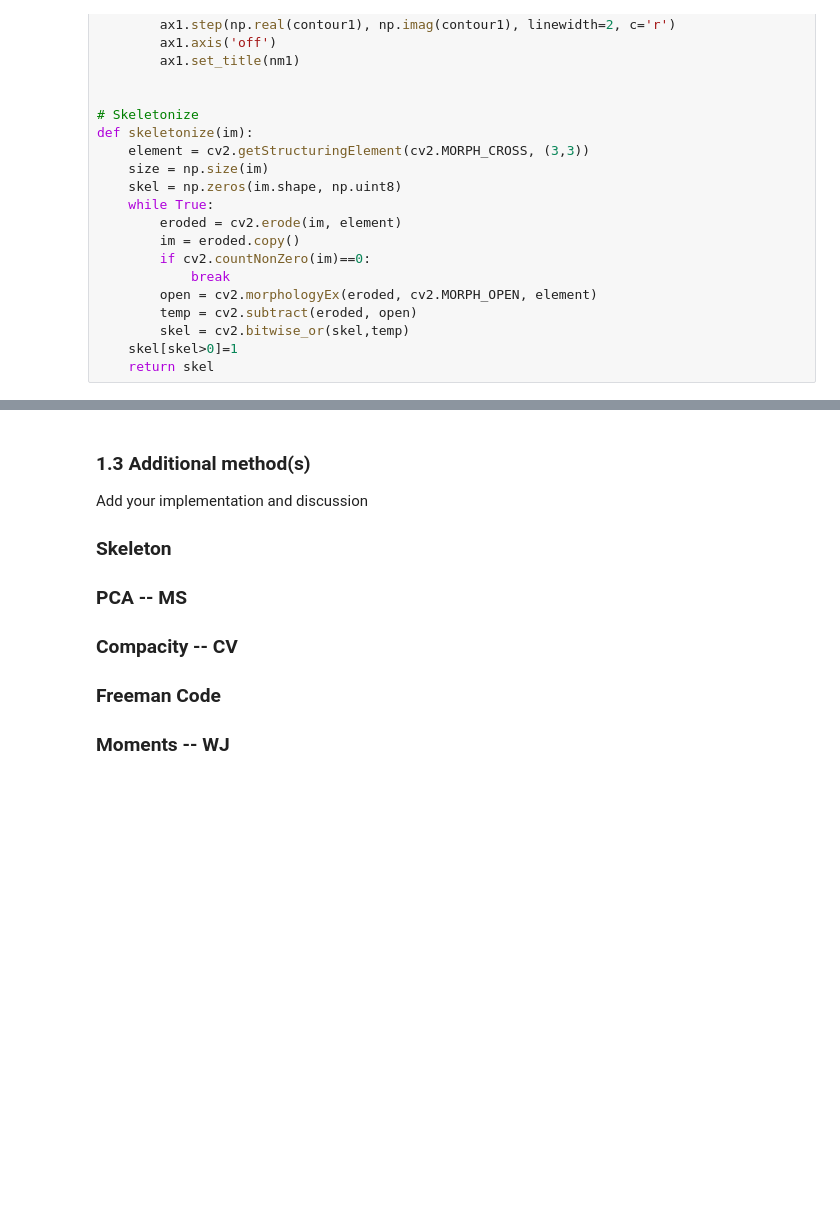
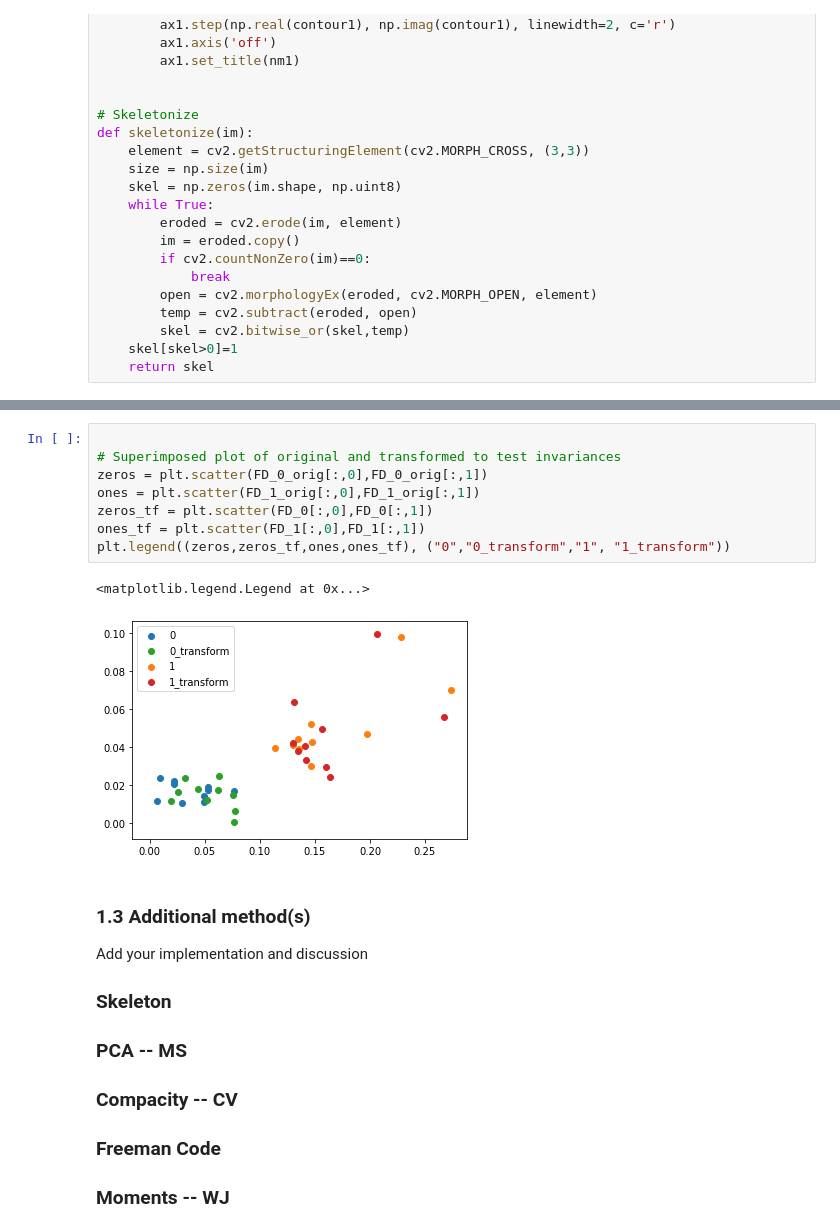
Before and after one commit to Jiang15/Image_analysis_and_pattern-recognition, a Jupyter notebook: Lab 2/lab_02_object_description.ipynb, the cells around one changed output, grey strips where cells are left out. Cells and saved outputs as stored; diff of their text form; blank space fills up the shorter version.

```diff
--- a/Lab 2/lab_02_object_description.ipynb
+++ b/Lab 2/lab_02_object_description.ipynb
@@ -374,3 +348,14 @@ plt.scatter(FD_1[:,0],FD_1[:,1])
+# %%
+
+# Superimposed plot of original and transformed to test invariances
+zeros = plt.scatter(FD_0_orig[:,0],FD_0_orig[:,1])
+ones = plt.scatter(FD_1_orig[:,0],FD_1_orig[:,1])
+zeros_tf = plt.scatter(FD_0[:,0],FD_0[:,1])
+ones_tf = plt.scatter(FD_1[:,0],FD_1[:,1])
+plt.legend((zeros,zeros_tf,ones,ones_tf), ("0","0_transform","1", "1_transform"))
+# %% [output]
+<matplotlib.legend.Legend at 0x...>
+[figure, added]
 # %% [markdown]
 ### 1.3 Additional method(s)
 Add your implementation and discussion
```
Also changed, not shown: parts of 6 cells of this notebook.
